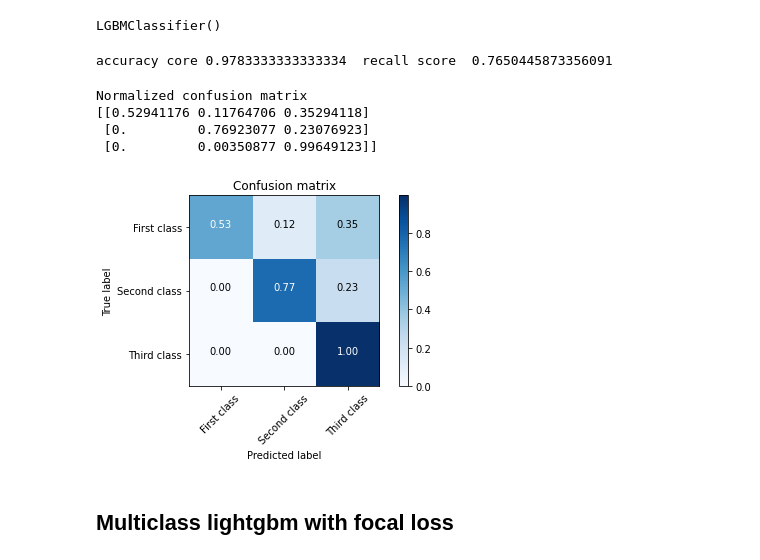
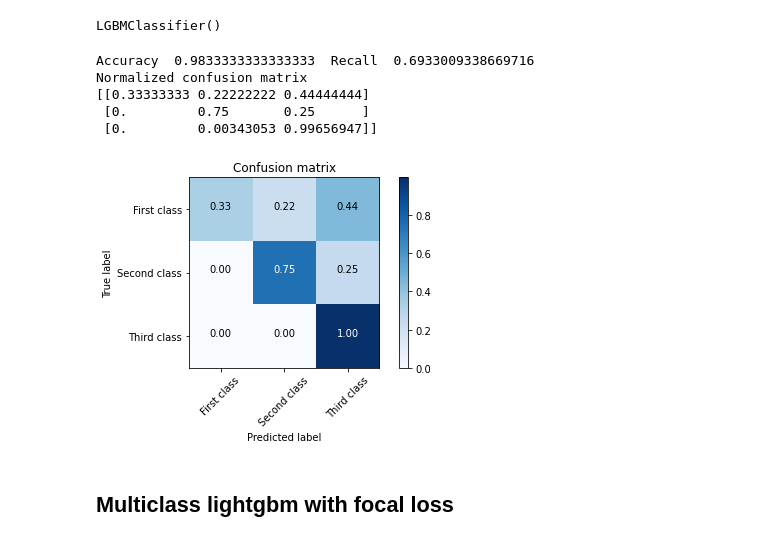
Before and after one commit to lucacarniato/multi-class-lightgbm-with-focal-loss, a Jupyter notebook: ComparingLightGBMClassifiers.ipynb, the cells around one changed output. Saved outputs shown, nothing was run; the diff lists cells and outputs as text; code cells hidden in the pictures.

```diff
--- a/ComparingLightGBMClassifiers.ipynb
+++ b/ComparingLightGBMClassifiers.ipynb
@@ -45,34 +45,35 @@ X, y = make_classification(n_classes=3,
                            n_features=4,
                            n_informative=3,
                            n_redundant=1,
-                           weights=[.03, .02, .95],
+                           weights=[.01, .02, .97],
                            random_state=42)
 
-le = preprocessing.LabelEncoder()  #
+le = preprocessing.LabelEncoder()
 y_label = le.fit_transform(y)
 X_train, X_test, y_train, y_test = train_test_split(X, y_label, test_size=0.30, random_state=42)
 # %% [markdown]
 ## Multiclass lightgbm
 # %%
 clf = lgb.LGBMClassifier()
-clf.fit(X_train, y_train, early_stopping_rounds=20, eval_set=[(X_test, y_test)], verbose=0)
+clf.fit(X_train, y_train, verbose=0)
 # %% [output]
 LGBMClassifier()
 # %%
+clf = lgb.LGBMClassifier()
+clf.fit(X_train, y_train)
 y_pred = clf.predict(X_test)
+
 acc_score = accuracy_score(y_test, y_pred)
 rec_score = recall_score(y_test, y_pred, average='macro')
-print('accuracy core', acc_score,' recall score ', rec_score)
+print('Accuracy ',acc_score,' Recall ', rec_score)
+cnf_matrix = confusion_matrix(y_test, y_pred, labels=[0,1, 2])
+plot_confusion_matrix(cnf_matrix, classes=['First class','Second class', 'Third class'],normalize=True,  title='Confusion matrix')
 # %% [output]
-accuracy core 0.9783333333333334  recall score  0.7650445873356091
+Accuracy  0.9833333333333333  Recall  0.6933009338669716
+Normalized confusion matrix
+[[0.33333333 0.22222222 0.44444444]
+ [0.         0.75       0.25      ]
+ [0.         0.00343053 0.99656947]]
+[figure, added]
-# %%
-cnf_matrix = confusion_matrix(y_test, y_pred, labels=[0,1, 2])
-plot_confusion_matrix(cnf_matrix, classes=['First class','Second class', 'Third class'],normalize=True,  title='Confusion matrix')
-# %% [output]
-Normalized confusion matrix
-[[0.52941176 0.11764706 0.35294118]
- [0.         0.76923077 0.23076923]
- [0.         0.00350877 0.99649123]]
-[figure, removed]
 # %% [markdown]
 ## Multiclass lightgbm with focal loss
```
Also changed, not shown: parts of 3 cells of this notebook, 4 other files.
